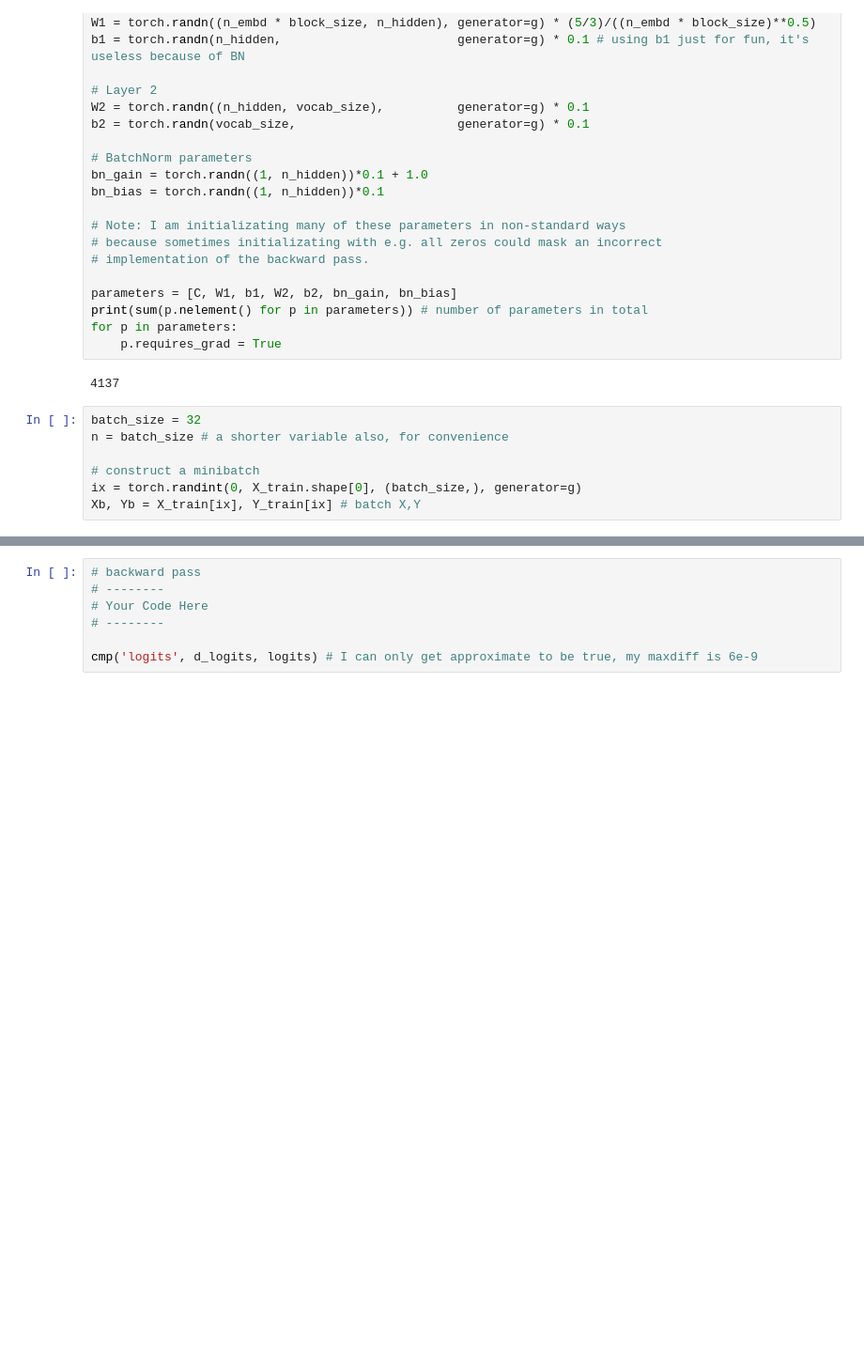
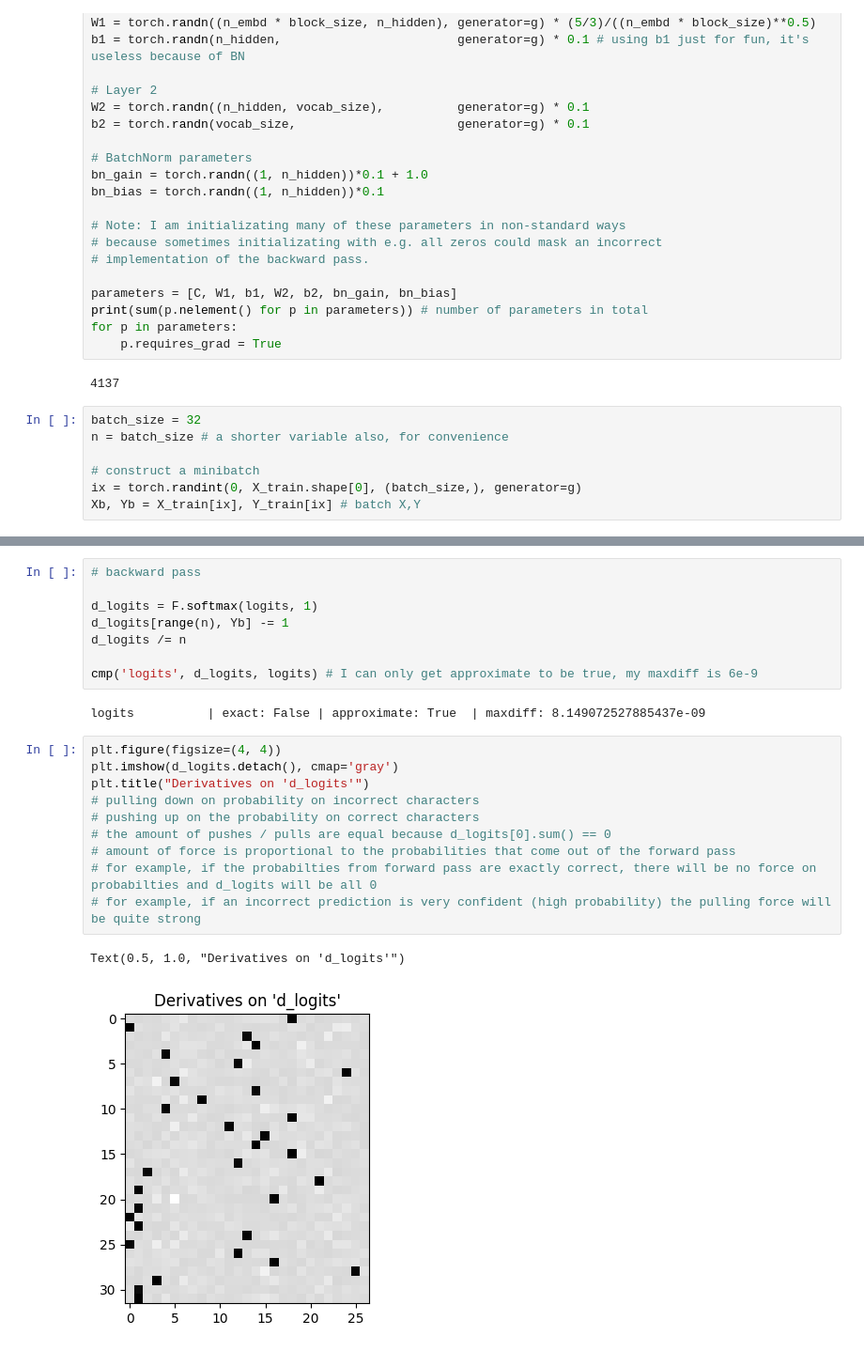
Before and after one commit to rtedwards/nn-zero-to-hero, a Jupyter notebook: notebooks/4_makemore_backprop.ipynb, the cells around one changed output, grey strips where cells are left out. Shown: that part at 94% size. Cells and saved outputs as stored; diff of their text form; blank space fills up the shorter version.

```diff
--- a/notebooks/4_makemore_backprop.ipynb
+++ b/notebooks/4_makemore_backprop.ipynb
@@ -252,7 +269,23 @@ print(loss_fast.item(), 'diff:', (loss_fast - loss).item())
 # %%
 # backward pass
-# --------
-# Your Code Here
-# --------
+
+d_logits = F.softmax(logits, 1)
+d_logits[range(n), Yb] -= 1
+d_logits /= n
 
 cmp('logits', d_logits, logits) # I can only get approximate to be true, my maxdiff is 6e-9
+# %% [output]
+logits          | exact: False | approximate: True  | maxdiff: 8.149072527885437e-09
+# %%
+plt.figure(figsize=(4, 4))
+plt.imshow(d_logits.detach(), cmap='gray')
+plt.title("Derivatives on 'd_logits'")
+# pulling down on probability on incorrect characters
+# pushing up on the probability on correct characters
+# the amount of pushes / pulls are equal because d_logits[0].sum() == 0
+# amount of force is proportional to the probabilities that come out of the forward pass
+# for example, if the probabilties from forward pass are exactly correct, there will be no force on probabilties and d_logits will be all 0
+# for example, if an incorrect prediction is very confident (high probability) the pulling force will be quite strong
+# %% [output]
+Text(0.5, 1.0, "Derivatives on 'd_logits'")
+[figure, added]
```
Also changed, not shown: parts of 12 cells of this notebook.
